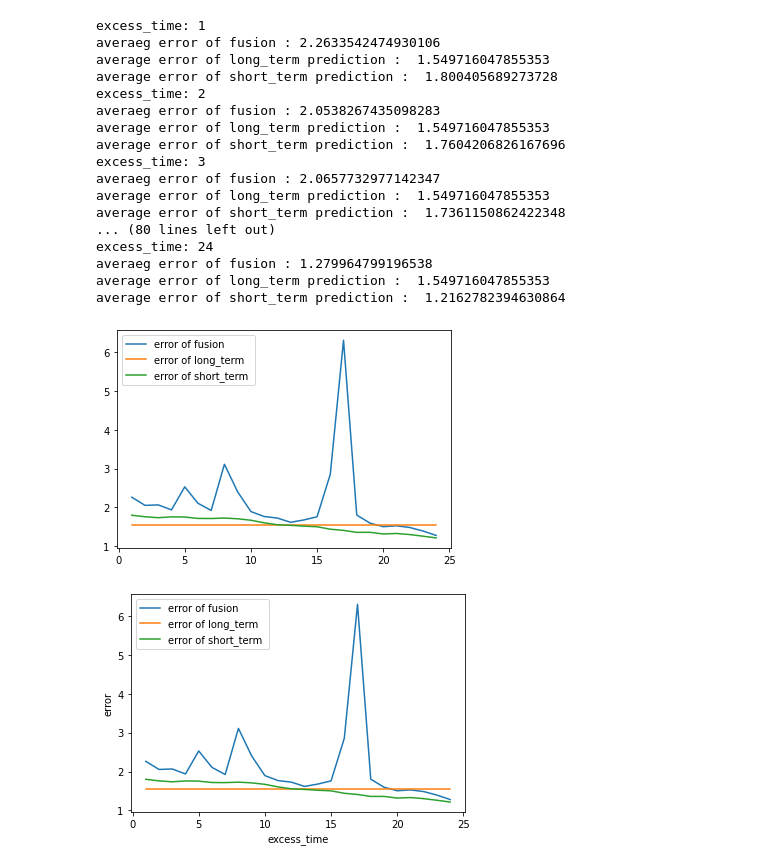
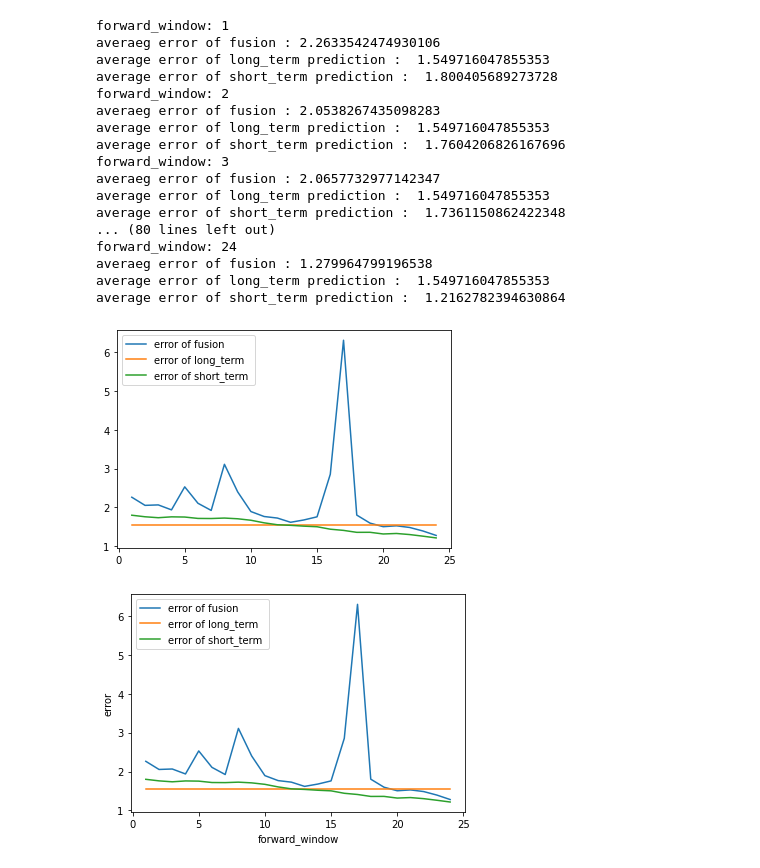
Before and after one commit to ZhangArcher/MT_github, a Jupyter notebook: Tutorial_notebook/Experiment2.ipynb, the cells around one changed output. Cells and saved outputs as stored; diff of their text form; code cells hidden in the pictures.

```diff
--- a/Tutorial_notebook/Experiment2.ipynb
+++ b/Tutorial_notebook/Experiment2.ipynb
@@ -20,17 +69,17 @@ import matplotlib.pyplot as plt
     long_term_data_file = "demo_data/ex2/long/MSFT.csv"
     short_term_data_file="demo_data/ex2/short/MSFT.csv"
 # %%
-excess_time_list=range(1,25)
+forward_window_list=range(1,25)
 # %%
 error_fusion_list=[]
 error_long_term_list=[]
 error_short_term_list=[]
 
-for excess_time in excess_time_list:
+for forward_window in forward_window_list:
     fff2 = fusion_wrapper_price.fusion_wrapper_price(csv_path_long_term=long_term_data_file, csv_path_short_term=short_term_data_file,GP_type="GPR")
-    df_error_fusion_list, df_error_long_term_list, df_error_short_term_list, time_index = fff2.fusion_next_price_multi(start=start_time,end=end_time,fitting_windows=6,excess_time=excess_time)
+    df_error_fusion_list, df_error_long_term_list, df_error_short_term_list, time_index = fff2.fusion_next_price_multi(start=start_time,end=end_time,fitting_windows=6,forward_window=forward_window)
 
-    print("excess_time:",excess_time)
+    print("forward_window:",forward_window)
     print("averaeg error of fusion : ",np.mean(df_error_fusion_list))
     print("average error of long_term prediction : ", np.mean(df_error_long_term_list))
     print("average error of short_term prediction : ", np.mean(df_error_short_term_list))
@@ -41,9 +90,9 @@ for excess_time in excess_time_list:
 
 fig, ax = plt.subplots()
 
-ax.plot(excess_time_list, error_fusion_list,label="error of fusion ")
-ax.plot(excess_time_list, error_long_term_list, label="error of long_term ")
-ax.plot(excess_time_list, error_short_term_list, label="error of short_term ")
+ax.plot(forward_window_list, error_fusion_list,label="error of fusion ")
+ax.plot(forward_window_list, error_long_term_list, label="error of long_term ")
+ax.plot(forward_window_list, error_short_term_list, label="error of short_term ")
 #plt.yscale("log")
 ax.legend()
 plt.savefig('ex2_multi.png')
@@ -88,10 +186,10 @@ error_long_term_list2=[]
 error_short_term_list2=[]
 
 
-for excess_time in excess_time_list:
+for forward_window in forward_window_list:
     fff2 = fusion_wrapper_price.fusion_wrapper_price(csv_path_long_term=long_term_data_file, csv_path_short_term=short_term_data_file,GP_type="GPR")
-    df_error_fusion_list, df_error_long_term_list, df_error_short_term_list, time_index = fff2.multi_fusion_next_price_single_short_term_data(start=start_time,end=end_time,fitting_windows=6,excess_time=excess_time)
-    print("excess_time:",excess_time)
+    df_error_fusion_list, df_error_long_term_list, df_error_short_term_list, time_index = fff2.multi_fusion_next_price_single_short_term_data(start=start_time,end=end_time,fitting_windows=6,forward_window=forward_window)
+    print("forward_window:",forward_window)
     print("averaeg error of fusion :",np.mean(df_error_fusion_list))
     print("average error of long_term prediction : ", np.mean(df_error_long_term_list))
     print("average error of short_term prediction : ", np.mean(df_error_short_term_list))
@@ -102,28 +200,28 @@ for excess_time in excess_time_list:
 
 fig, ax = plt.subplots()
 
-ax.plot(excess_time_list, error_fusion_list2,label="error of fusion ")
-ax.plot(excess_time_list, error_long_term_list2, label="error of long_term ")
-ax.plot(excess_time_list, error_short_term_list2, label="error of short_term ")
+ax.plot(forward_window_list, error_fusion_list2,label="error of fusion ")
+ax.plot(forward_window_list, error_long_term_list2, label="error of long_term ")
+ax.plot(forward_window_list, error_short_term_list2, label="error of short_term ")
 #plt.yscale("log")
 ax.legend()
 plt.savefig('ex2_single.png')
 plt.show()
 # %% [output]
-excess_time: 1
+forward_window: 1
 averaeg error of fusion : 2.2633542474930106
 average error of long_term prediction :  1.549716047855353
 average error of short_term prediction :  1.800405689273728
-excess_time: 2
+forward_window: 2
 averaeg error of fusion : 2.0538267435098283
 average error of long_term prediction :  1.549716047855353
 average error of short_term prediction :  1.7604206826167696
-excess_time: 3
+forward_window: 3
 averaeg error of fusion : 2.0657732977142347
 average error of long_term prediction :  1.549716047855353
 average error of short_term prediction :  1.7361150862422348
 ... (80 lines left out)
-excess_time: 24
+forward_window: 24
 averaeg error of fusion : 1.279964799196538
 average error of long_term prediction :  1.549716047855353
 average error of short_term prediction :  1.2162782394630864
@@ -131,15 +229,15 @@ average error of short_term prediction :  1.2162782394630864
 # %%
 
 fig, ax = plt.subplots()
 
-ax.plot(excess_time_list, error_fusion_list2,label="error of fusion ")
-ax.plot(excess_time_list, error_long_term_list2, label="error of long_term ")
-ax.plot(excess_time_list, error_short_term_list2, label="error of short_term ")
-ax.set_xlabel('excess_time')
+ax.plot(forward_window_list, error_fusion_list2,label="error of fusion ")
+ax.plot(forward_window_list, error_long_term_list2, label="error of long_term ")
+ax.plot(forward_window_list, error_short_term_list2, label="error of short_term ")
+ax.set_xlabel('forward_window')
 ax.set_ylabel('error')
 #plt.yscale("log")
 ax.legend()
 plt.savefig('ex2_single.png')
 plt.show()
 # %% [output]
-[figure, old version]
+[figure, new version]
```
Also changed, not shown: parts of 4 cells of this notebook, 21 other files.
